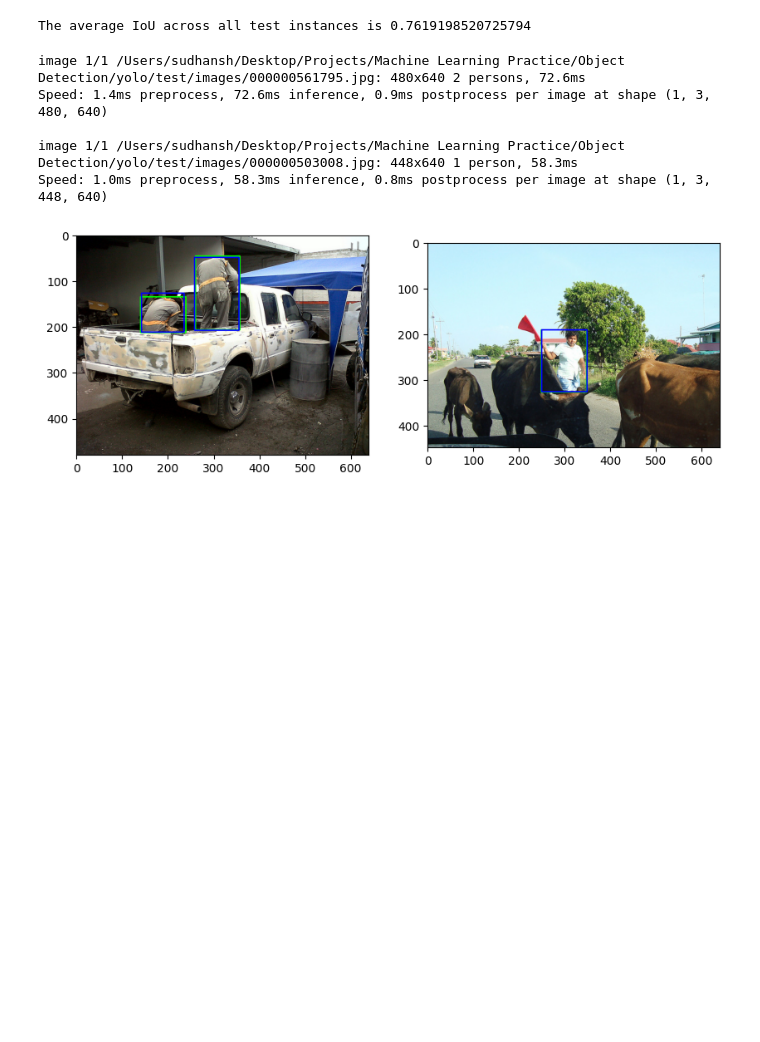
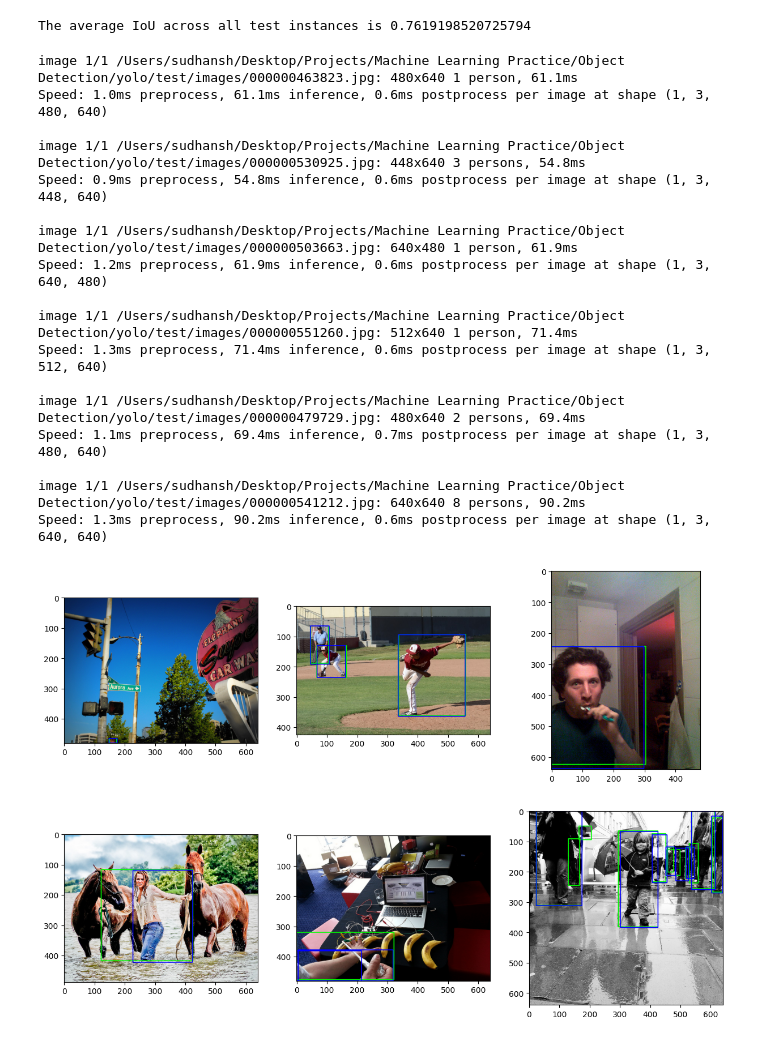
Before and after one commit to Sudhansh6/YOLO-Object-Detection, a Jupyter notebook: main.ipynb, the cells around one changed output. Cells and saved outputs as stored; diff of their text form; code cells hidden in the pictures; blank space fills up the shorter version.

```diff
--- a/main.ipynb
+++ b/main.ipynb
@@ -82,10 +87,12 @@ with open(input_dir + 'labels.json', 'r') as f:
 
 # Count number of annotations
 num_data = len(data['images'])
+print(f"Total number of images are {num_data}")
 
 # Choose 80-20 split
-num_train = np.floor(train_test_split*num_data)
-num_test = np.floor((1 - train_test_split)*num_data)
+num_train = np.floor(0.8*num_data)
+num_test = np.floor(0.2*num_data)
+print(num_train, num_test)
 
 # Match annotations to images and write in YOLO format
 count = 0
@@ -132,7 +139,6 @@ for image in data['images']:
 
 		ground_truths[image['file_name']].append([x_centre, y_centre, w, h])
 
-		# Write annotations to file
 		f.write(f"{current_category} {sx_centre} {sy_centre} {sw} {sh}\n")
 	f.close()
 	shutil.copy(images_folder + image['file_name'], f'{output_dir}{split}/images/{filename}.jpg')
@@ -163,4 +169,4 @@ model = YOLO('yolov5nu.pt')
 # %%
 # Train the model
 # Device = mps is for Apple Silicon
-train_results = model.train(data='config.yaml', batch=16, epochs=num_epochs, plots=True, device='mps')
+train_results = model.train(data='config.yaml', batch=16, epochs=10, plots=True, device='mps')
@@ -258,33 +340,45 @@ print("The average IoU across all test instances is", sum_iou/num_test)
 The average IoU across all test instances is 0.7619198520725794
 # %%
 # Show some sample output results
-n_samples = 2
+n_samples = 6
 random_tests = np.random.choice(test_files, n_samples)
 
-fig, ax = plt.subplots(1, n_samples, figsize=(n_samples*5, 5))
+fig, ax = plt.subplots(2, 3, figsize=(15, 10))
 
 for i, test_file in enumerate(random_tests):
     res = model.predict(test_images_folder + test_file, classes=[0])
     preds = res[0].boxes.xywhn.numpy()
     img = cv2.imread(test_images_folder + test_file)
     img = cv2.cvtColor(img, cv2.COLOR_BGR2RGB)
     h, w, _ = img.shape
     anns = ground_truths[test_file]
     for ann in anns:
         start = (int((ann[0] - ann[2]/2)*w), int((ann[1] - ann[3]/2)*h))
         end = (int((ann[0] + ann[2]/2)*w), int((ann[1] + ann[3]/2)*h))
         img = cv2.rectangle(img, start, end, (0, 255, 0), 2)
 
     for ann in preds:
         start = (int((ann[0] - ann[2]/2)*w), int((ann[1] - ann[3]/2)*h))
         end = (int((ann[0] + ann[2]/2)*w), int((ann[1] + ann[3]/2)*h))
         img = cv2.rectangle(img, start, end, (0, 0, 255), 2)
 
-    ax[i].imshow(img)
+    ax[i // 3][i % 3].imshow(img)
 # %% [output]
-image 1/1 /Users/sudhansh/Desktop/Projects/Machine Learning Practice/Object Detection/yolo/test/images/000000561795.jpg: 480x640 2 persons, 72.6ms
-Speed: 1.4ms preprocess, 72.6ms inference, 0.9ms postprocess per image at shape (1, 3, 480, 640)
+image 1/1 /Users/sudhansh/Desktop/Projects/Machine Learning Practice/Object Detection/yolo/test/images/000000463823.jpg: 480x640 1 person, 61.1ms
+Speed: 1.0ms preprocess, 61.1ms inference, 0.6ms postprocess per image at shape (1, 3, 480, 640)
 
-image 1/1 /Users/sudhansh/Desktop/Projects/Machine Learning Practice/Object Detection/yolo/test/images/000000503008.jpg: 448x640 1 person, 58.3ms
-Speed: 1.0ms preprocess, 58.3ms inference, 0.8ms postprocess per image at shape (1, 3, 448, 640)
+image 1/1 /Users/sudhansh/Desktop/Projects/Machine Learning Practice/Object Detection/yolo/test/images/000000530925.jpg: 448x640 3 persons, 54.8ms
+Speed: 0.9ms preprocess, 54.8ms inference, 0.6ms postprocess per image at shape (1, 3, 448, 640)
+
+image 1/1 /Users/sudhansh/Desktop/Projects/Machine Learning Practice/Object Detection/yolo/test/images/000000503663.jpg: 640x480 1 person, 61.9ms
+Speed: 1.2ms preprocess, 61.9ms inference, 0.6ms postprocess per image at shape (1, 3, 640, 480)
+
+image 1/1 /Users/sudhansh/Desktop/Projects/Machine Learning Practice/Object Detection/yolo/test/images/000000551260.jpg: 512x640 1 person, 71.4ms
+Speed: 1.3ms preprocess, 71.4ms inference, 0.6ms postprocess per image at shape (1, 3, 512, 640)
+
+image 1/1 /Users/sudhansh/Desktop/Projects/Machine Learning Practice/Object Detection/yolo/test/images/000000479729.jpg: 480x640 2 persons, 69.4ms
+Speed: 1.1ms preprocess, 69.4ms inference, 0.7ms postprocess per image at shape (1, 3, 480, 640)
+
+image 1/1 /Users/sudhansh/Desktop/Projects/Machine Learning Practice/Object Detection/yolo/test/images/000000541212.jpg: 640x640 8 persons, 90.2ms
+Speed: 1.3ms preprocess, 90.2ms inference, 0.6ms postprocess per image at shape (1, 3, 640, 640)
-[figure, old version]
+[figure, new version]
```
Also changed, not shown: parts of 11 cells of this notebook.
